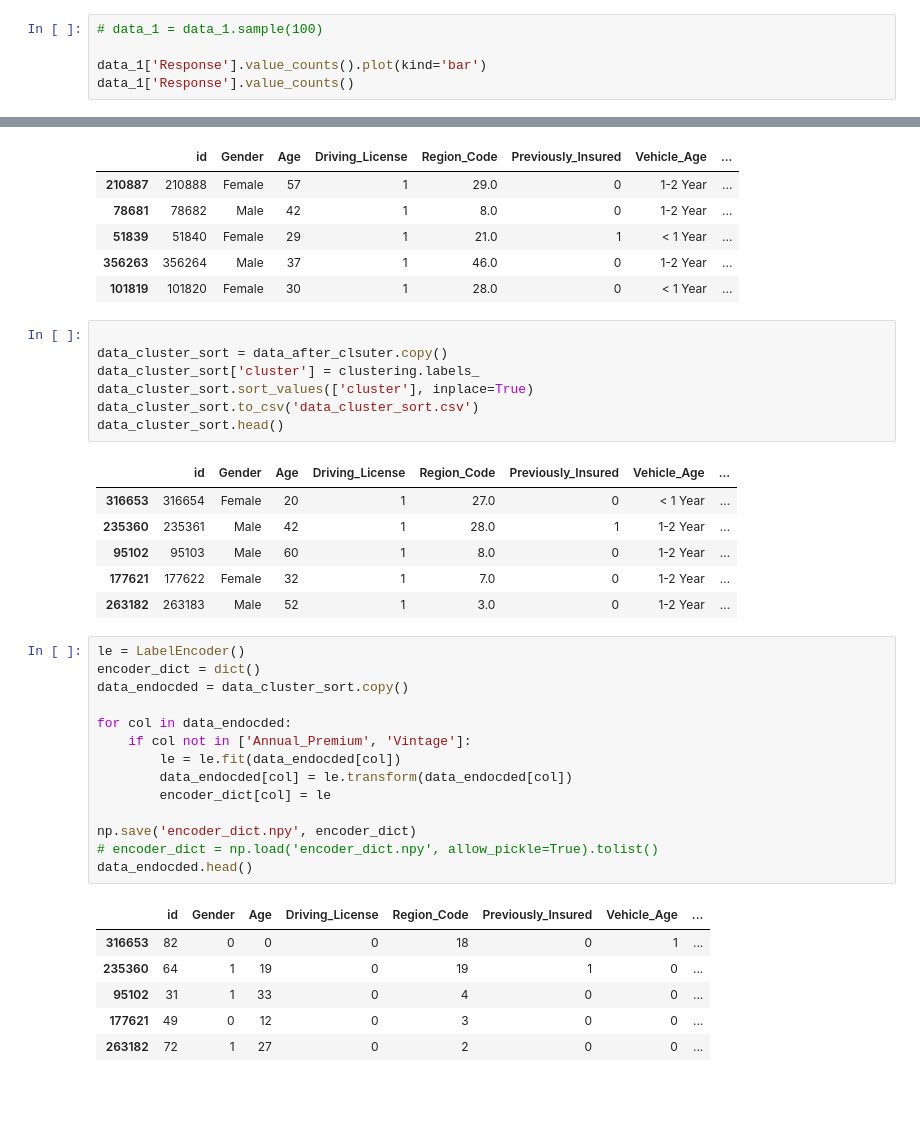
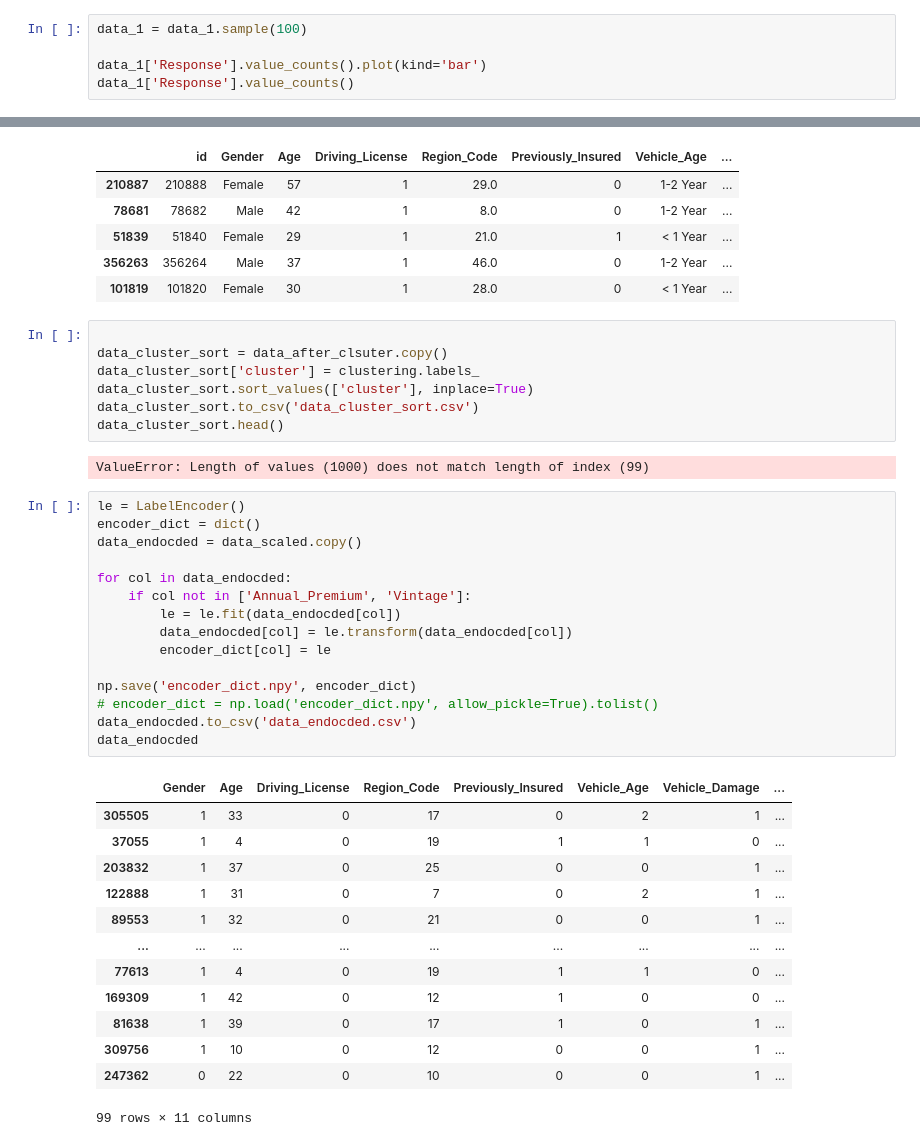
Before and after one commit to atf98/An-Efficient-Discretization-Algorithm-Using-Rough-Set-Theory, a Jupyter notebook: algorithm.ipynb, the cells around one changed output, grey strips where cells are left out. Saved outputs shown, nothing was run; the diff lists cells and outputs as text; blank space fills up the shorter version.

```diff
--- a/algorithm.ipynb
+++ b/algorithm.ipynb
@@ -74,7 +74,7 @@ Vintage                   290
 Response                    2
 dtype: int64
 # %%
-# data_1 = data_1.sample(100)
+data_1 = data_1.sample(100)
 
 data_1['Response'].value_counts().plot(kind='bar')
 data_1['Response'].value_counts()
@@ -273,30 +264,33 @@ data_cluster_sort.sort_values(['cluster'], inplace=True)
 data_cluster_sort.to_csv('data_cluster_sort.csv')
 data_cluster_sort.head()
 # %% [output]
-|  | id | Gender | Age | Driving_License | Region_Code | Previously_Insured | Vehicle_Age | ... |
-| 316653 | 316654 | Female | 20 | 1 | 27.0 | 0 | < 1 Year | ... |
-| 235360 | 235361 | Male | 42 | 1 | 28.0 | 1 | 1-2 Year | ... |
-| 95102 | 95103 | Male | 60 | 1 | 8.0 | 0 | 1-2 Year | ... |
-| 177621 | 177622 | Female | 32 | 1 | 7.0 | 0 | 1-2 Year | ... |
-| 263182 | 263183 | Male | 52 | 1 | 3.0 | 0 | 1-2 Year | ... |
+ValueError: Length of values (1000) does not match length of index (99)
 # %%
 le = LabelEncoder()
 encoder_dict = dict()
-data_endocded = data_cluster_sort.copy()
+data_endocded = data_scaled.copy()
 
 for col in data_endocded:
     if col not in ['Annual_Premium', 'Vintage']:
         le = le.fit(data_endocded[col])
         data_endocded[col] = le.transform(data_endocded[col])
         encoder_dict[col] = le
 
 np.save('encoder_dict.npy', encoder_dict)
 # encoder_dict = np.load('encoder_dict.npy', allow_pickle=True).tolist()
-data_endocded.head()
+data_endocded.to_csv('data_endocded.csv')
+data_endocded
 # %% [output]
-|  | id | Gender | Age | Driving_License | Region_Code | Previously_Insured | Vehicle_Age | ... |
-| 316653 | 82 | 0 | 0 | 0 | 18 | 0 | 1 | ... |
-| 235360 | 64 | 1 | 19 | 0 | 19 | 1 | 0 | ... |
-| 95102 | 31 | 1 | 33 | 0 | 4 | 0 | 0 | ... |
-| 177621 | 49 | 0 | 12 | 0 | 3 | 0 | 0 | ... |
-| 263182 | 72 | 1 | 27 | 0 | 2 | 0 | 0 | ... |
+|  | Gender | Age | Driving_License | Region_Code | Previously_Insured | Vehicle_Age | Vehicle_Damage | ... |
+| 305505 | 1 | 33 | 0 | 17 | 0 | 2 | 1 | ... |
+| 37055 | 1 | 4 | 0 | 19 | 1 | 1 | 0 | ... |
+| 203832 | 1 | 37 | 0 | 25 | 0 | 0 | 1 | ... |
+| 122888 | 1 | 31 | 0 | 7 | 0 | 2 | 1 | ... |
+| 89553 | 1 | 32 | 0 | 21 | 0 | 0 | 1 | ... |
+| ... | ... | ... | ... | ... | ... | ... | ... | ... |
+| 77613 | 1 | 4 | 0 | 19 | 1 | 1 | 0 | ... |
+| 169309 | 1 | 42 | 0 | 12 | 1 | 0 | 0 | ... |
+| 81638 | 1 | 39 | 0 | 17 | 1 | 0 | 1 | ... |
+| 309756 | 1 | 10 | 0 | 12 | 0 | 0 | 1 | ... |
+| 247362 | 0 | 22 | 0 | 10 | 0 | 0 | 1 | ... |
+99 rows × 11 columns
```
Also changed, not shown: parts of 14 cells of this notebook, 4 other files.
